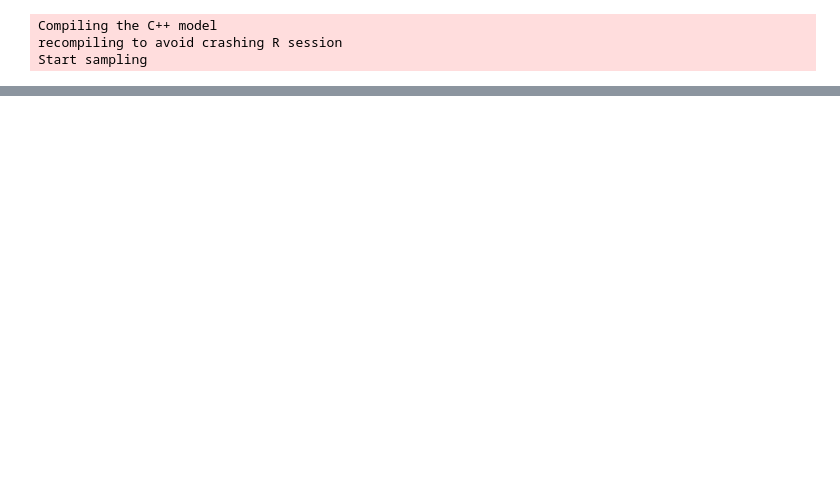
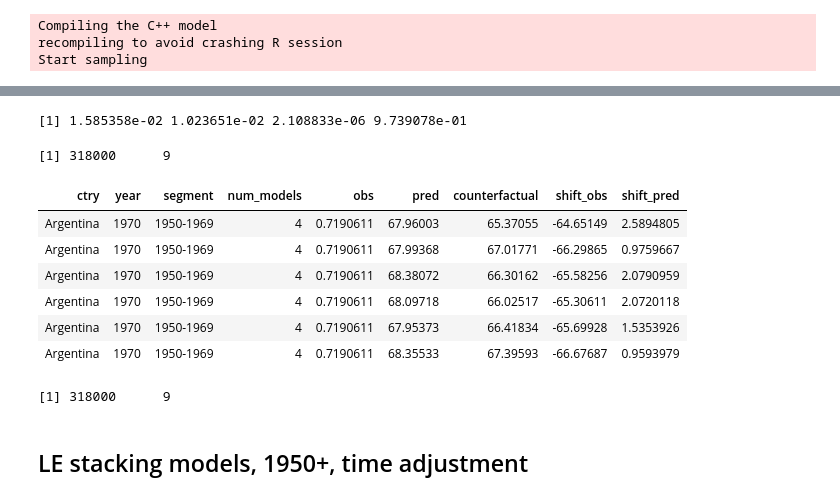
Before and after one commit to sdaza/lambda, a Jupyter notebook: notebooks/stacking_covariates.ipynb, the cells around one changed output, grey strips where cells are left out. Drawn from its saved outputs; the diff is of its cells as text; code cells hidden in the pictures; blank space fills up the shorter version.

```diff
--- a/notebooks/stacking_covariates.ipynb
+++ b/notebooks/stacking_covariates.ipynb
@@ -865,0 +657,8 @@ ggplot(test[ctry=='Argentina'], aes(year, igdp_log)) + geom_point()  + theme_min
+# %%
+m2.4 = brm(formula = wy ~ 1 + igdp_log + ilit_log + iurban_log + iwater_log +
+            isewage_log + ielec_log + (igdp_log|ctry_year),
+           data = test2,
+           iter = 2000,
+           chains = 2,
+           seed = seed,
+           prior=prior)
@@ -865,0 +691,33 @@ ggplot(test[ctry=='Argentina'], aes(year, igdp_log)) + geom_point()  + theme_min
+# %%
+loo_2_list_noyear = list(loo2.1, loo2.2, loo2.3, loo2.4)
+weights_models_2_noyear = as.vector(loo_model_weights(loo_2_list_noyear))
+weights_models_2_noyear
+# %% [output]
+[1] 1.585358e-02 1.023651e-02 2.108833e-06 9.739078e-01
+# %%
+models_2_noyear = list(m2.1, m2.2, m2.3, m2.4)
+ps_2_noyear = list(posterior_samples(m2.1), posterior_samples(m2.2), posterior_samples(m2.3),
+                        posterior_samples(m2.4))
+# %%
+est_shifts_noyear = compute_shifts(models = models_2_noyear,
+                        ps = ps_2_noyear,
+                        weights = weights_models_2_noyear,
+                        data = test2,
+                        transform = TRUE,
+                        obs_var = 'wy',
+                        countries = country_labels,
+                        years = c(1970, 1990, 2010))
+# %%
+dim(est_shifts_noyear)
+# %% [output]
+[1] 318000      9
+# %%
+head(est_shifts_noyear)
+# %% [output]
+| ctry | year | segment | num_models | obs | pred | counterfactual | shift_obs | shift_pred |
+| Argentina | 1970 | 1950-1969 | 4 | 0.7190611 | 67.96003 | 65.37055 | -64.65149 | 2.5894805 |
+| Argentina | 1970 | 1950-1969 | 4 | 0.7190611 | 67.99368 | 67.01771 | -66.29865 | 0.9759667 |
+| Argentina | 1970 | 1950-1969 | 4 | 0.7190611 | 68.38072 | 66.30162 | -65.58256 | 2.0790959 |
+| Argentina | 1970 | 1950-1969 | 4 | 0.7190611 | 68.09718 | 66.02517 | -65.30611 | 2.0720118 |
+| Argentina | 1970 | 1950-1969 | 4 | 0.7190611 | 67.95373 | 66.41834 | -65.69928 | 1.5353926 |
+| Argentina | 1970 | 1950-1969 | 4 | 0.7190611 | 68.35533 | 67.39593 | -66.67687 | 0.9593979 |
@@ -865,0 +735,4 @@ ggplot(test[ctry=='Argentina'], aes(year, igdp_log)) + geom_point()  + theme_min
+# %%
+dim(est_shifts)
+# %% [output]
+[1] 318000      9
@@ -865,0 +741,2 @@ ggplot(test[ctry=='Argentina'], aes(year, igdp_log)) + geom_point()  + theme_min
+# %% [markdown]
+## LE stacking models, 1950+, time adjustment
```
Also changed, not shown: parts of 166 cells of this notebook, 2 other files.
